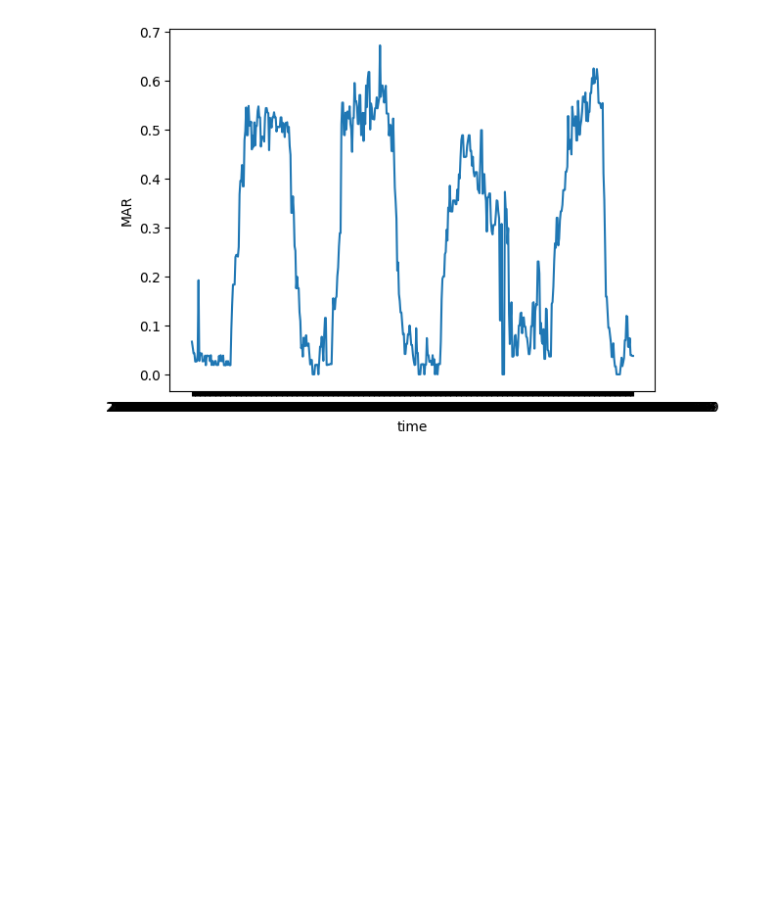
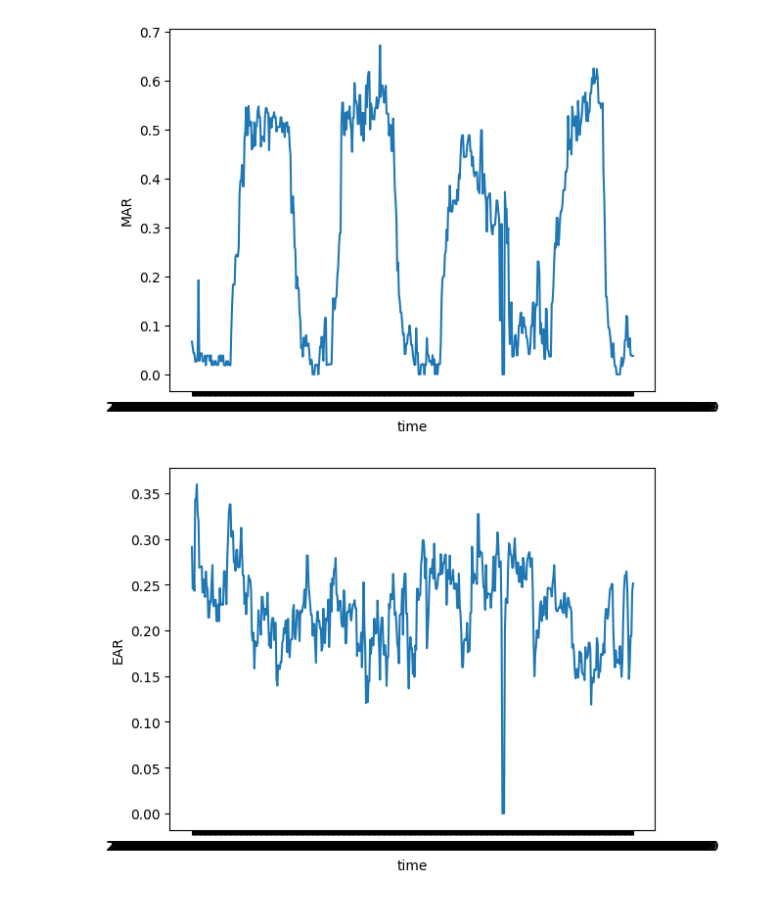
Before and after one commit to lucastrubiano/PFE_Mecatronica_Guarise_Trubiano, a Jupyter notebook: pruebas/pandas_cluster_features.ipynb, the cells around one changed output. Drawn from its saved outputs; the diff is of its cells as text; code cells hidden in the pictures; blank space fills up the shorter version.

```diff
--- a/pruebas/pandas_cluster_features.ipynb
+++ b/pruebas/pandas_cluster_features.ipynb
@@ -81,8 +95,14 @@ plt.show()
 # %%
-# Plot MAR vs time for "bostezando" category
+# Plot MAR and EAR vs time for "bostezando" category
 plt.plot(df[df['category'] == 'bostezando']['timestamp'], df[df['category'] == 'bostezando']['mar'])
 plt.xlabel('time')
 plt.ylabel('MAR')
 plt.show()
+
+plt.plot(df[df['category'] == 'bostezando']['timestamp'], df[df['category'] == 'bostezando']['ear'])
+plt.xlabel('time')
+plt.ylabel('EAR')
+plt.show()
 # %% [output]
 [figure]
+[figure, added]
```
Also changed, not shown: parts of 6 cells of this notebook, 1 other file.
